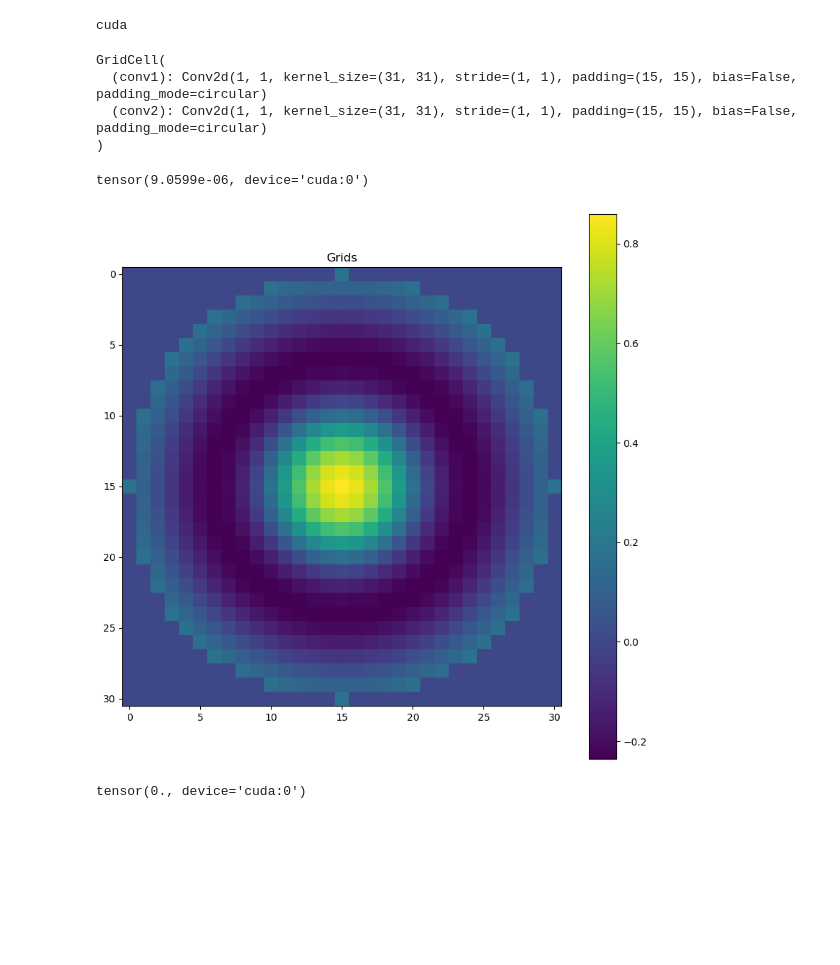
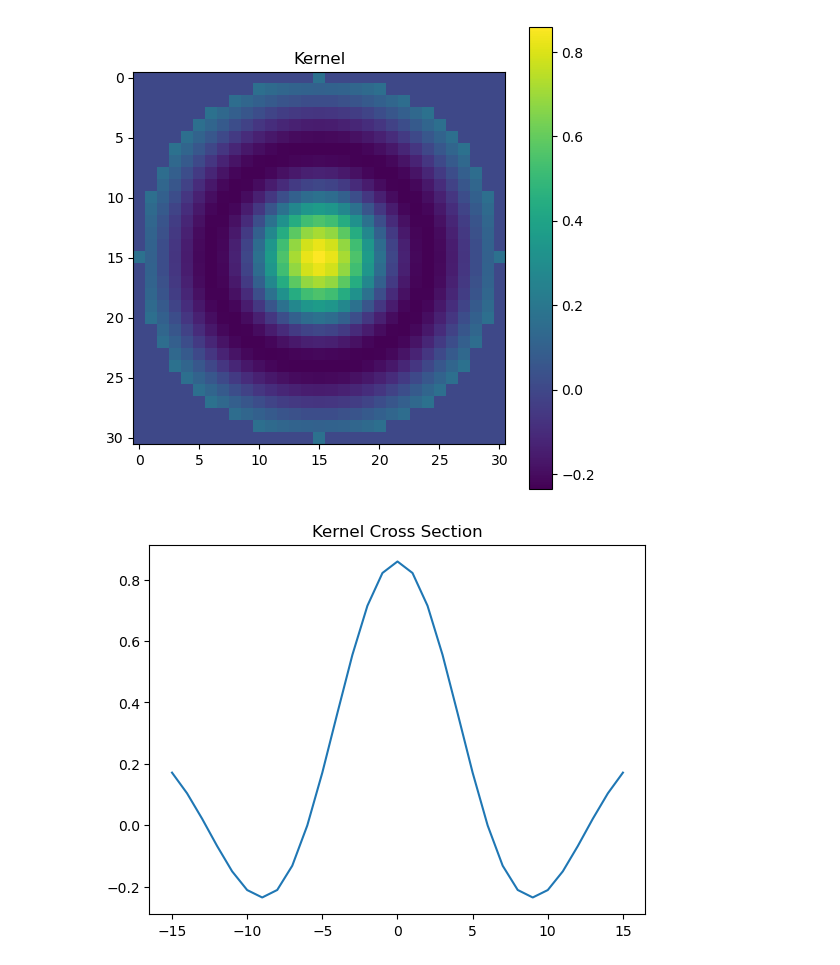
Before and after one commit to wellscrosby/GPU-Grid-Cells, a Jupyter notebook: grid_cells.ipynb, the cells around one changed output. Drawn from its saved outputs; the diff is of its cells as text; code cells hidden in the pictures; blank space fills up the shorter version.

```diff
--- a/grid_cells.ipynb
+++ b/grid_cells.ipynb
@@ -25,7 +15,3 @@ gc.collect()
 device = torch.device("cuda" if torch.cuda.is_available() else "cpu")
-# %%
-print(device)
-# %% [output]
-cuda
 # %%
 kernel_size = 31
@@ -39,26 +17,0 @@ def isolated_plot_grid(x):
-# %%
-class GridCell(nn.Module):
-    def __init__(self, kernel_size):
-        super(GridCell, self).__init__()
-        self.conv1 = nn.Conv2d(in_channels=1, out_channels=1, kernel_size=kernel_size, stride=1, padding=kernel_size//2, bias=False, padding_mode="circular")  # Set padding to 0
-        self.conv2 = nn.Conv2d(in_channels=1, out_channels=1, kernel_size=kernel_size, stride=1, padding=kernel_size//2, bias=False, padding_mode="circular")  # Set padding to 0
-
-    def forward(self, x, direction_kernel, mask):
-        self.conv2.weight.data = direction_kernel.to(device)
-
-        direction_result = self.conv2(x)
-
-        x = self.conv1(x)
-
-        x[0, 0, mask] = direction_result[0, 0, mask]
-
-        return x
-
-# Instantiate the model
-model = GridCell(kernel_size).to(device)
-print(model)
-# %% [output]
-GridCell(
-  (conv1): Conv2d(1, 1, kernel_size=(31, 31), stride=(1, 1), padding=(15, 15), bias=False, padding_mode=circular)
-  (conv2): Conv2d(1, 1, kernel_size=(31, 31), stride=(1, 1), padding=(15, 15), bias=False, padding_mode=circular)
-)
@@ -122,15 +18,20 @@ def make_sharper_filter(size):
 # %%
-# Manually set the weights and biases of the conv1 layer
+# Instantiate the model
+model = GridCell(kernel_size).to(device)
+
+# Manually set the weights and biases of the conv_stationary layer
 with torch.no_grad():
     weights = make_filter(kernel_size, 0, 0).to(device)
-    print(weights.sum())
-    model.conv1.weight = nn.Parameter(weights)
-    # model.conv1.bias = nn.Parameter(torch.zeros_like(model.conv1.bias))
+    model.conv_stationary.weight = nn.Parameter(weights)
 
-isolated_plot_grid(model.conv1.weight)
+plt.figure(figsize=(6, 6))
+plt.imshow(model.conv_stationary.weight[0, 0].cpu().detach().numpy(), cmap='viridis')
+plt.colorbar()
+plt.title("Kernel")
+plt.show()
 
-print(weights[0,0,0,0])
+plt.plot(np.linspace(-15,15, 31), weights[0,0,kernel_size//2].cpu().detach().numpy())
+plt.title("Kernel Cross Section");
 # %% [output]
-tensor(9.0599e-06, device='cuda:0')
-[figure, old version]
+[figure, new version]
-tensor(0., device='cuda:0')
+[figure, added]
```
Also changed, not shown: parts of 15 cells of this notebook, 4 other files.
